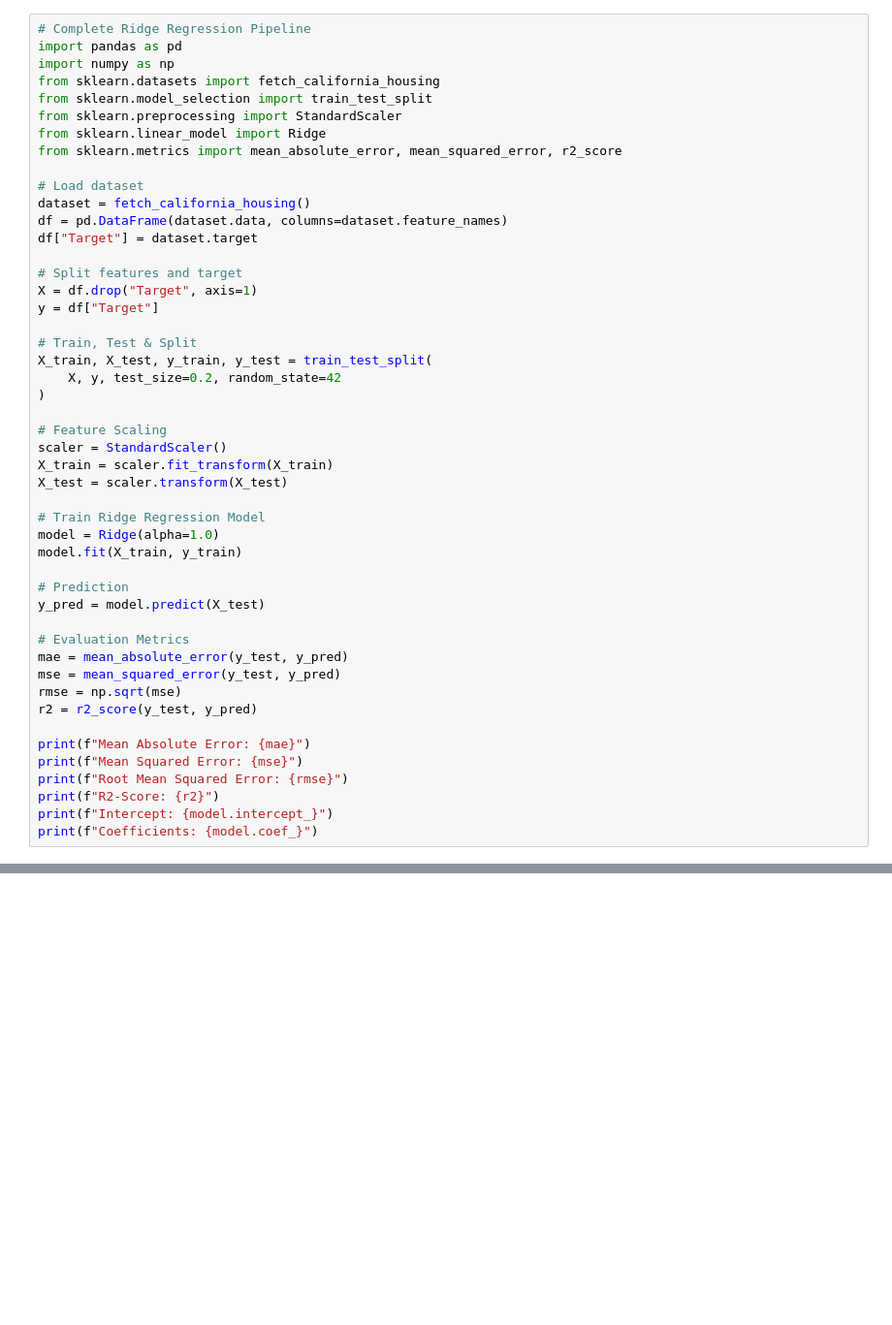
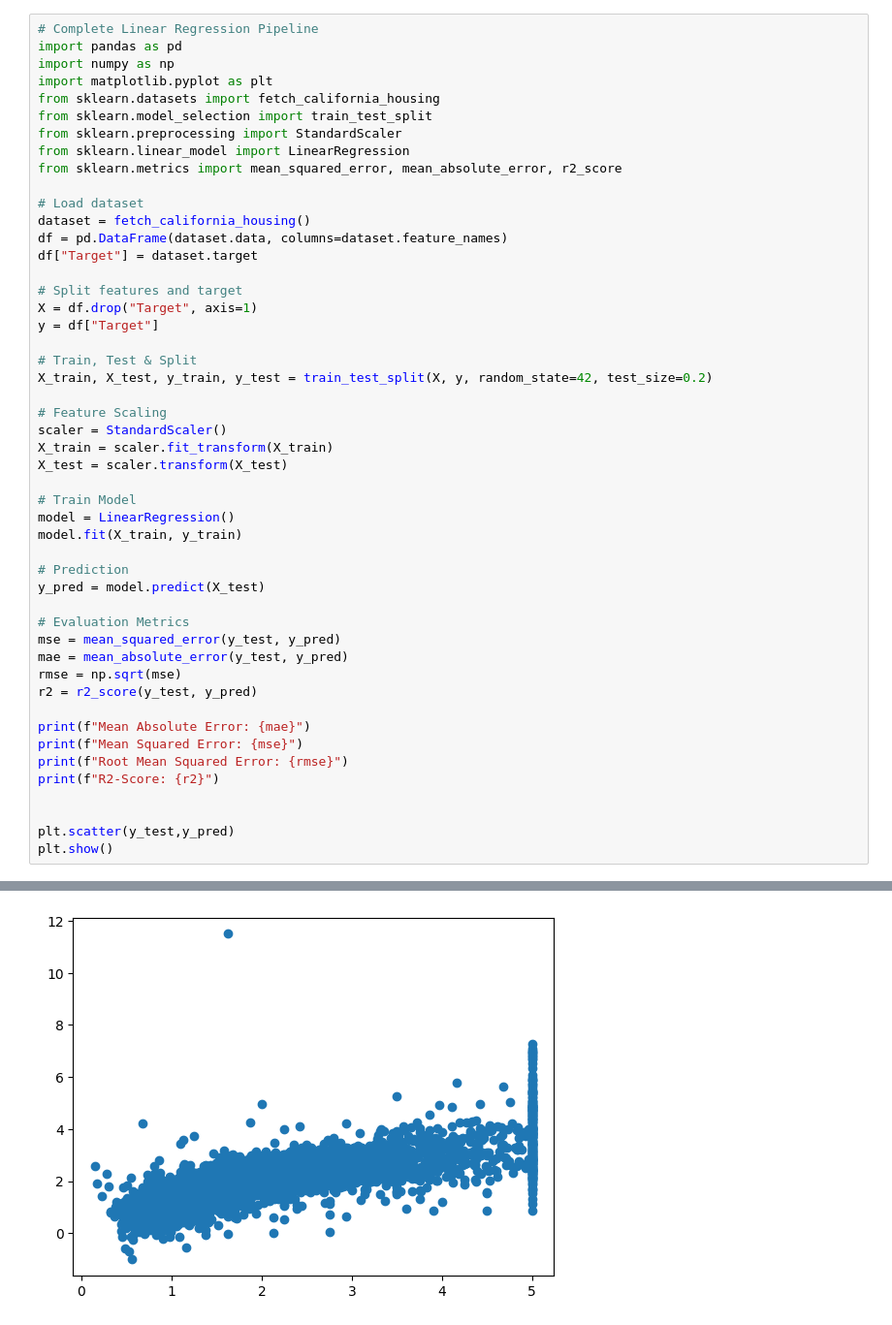
Before and after one commit to Adityadoijad/ML---Aditya-Doijad, a Jupyter notebook: 2.Ridge Regression.ipynb, the cells around one changed output, grey strips where cells are left out. Shown at 97% size. Cells and saved outputs as stored; diff of their text form; blank space fills up the shorter version.

Commit message:
2. Ridge Regression_updated

```diff
--- a/2.Ridge Regression.ipynb
+++ b/2.Ridge Regression.ipynb
@@ -1,12 +3,13 @@
 # %%
-# Complete Ridge Regression Pipeline
+# Complete Linear Regression Pipeline
 import pandas as pd
 import numpy as np
+import matplotlib.pyplot as plt
 from sklearn.datasets import fetch_california_housing
 from sklearn.model_selection import train_test_split
 from sklearn.preprocessing import StandardScaler
-from sklearn.linear_model import Ridge
-from sklearn.metrics import mean_absolute_error, mean_squared_error, r2_score
+from sklearn.linear_model import LinearRegression
+from sklearn.metrics import mean_squared_error, mean_absolute_error, r2_score
 
 # Load dataset
 dataset = fetch_california_housing()
@@ -18,25 +21,23 @@ X = df.drop("Target", axis=1)
 y = df["Target"]
 
 # Train, Test & Split
-X_train, X_test, y_train, y_test = train_test_split(
-    X, y, test_size=0.2, random_state=42
-)
+X_train, X_test, y_train, y_test = train_test_split(X, y, random_state=42, test_size=0.2)
 
 # Feature Scaling
 scaler = StandardScaler()
 X_train = scaler.fit_transform(X_train)
 X_test = scaler.transform(X_test)
 
-# Train Ridge Regression Model
-model = Ridge(alpha=1.0)
+# Train Model
+model = LinearRegression()
 model.fit(X_train, y_train)
 
 # Prediction
 y_pred = model.predict(X_test)
 
 # Evaluation Metrics
+mse = mean_squared_error(y_test, y_pred)
 mae = mean_absolute_error(y_test, y_pred)
-mse = mean_squared_error(y_test, y_pred)
 rmse = np.sqrt(mse)
 r2 = r2_score(y_test, y_pred)
 
@@ -44,5 +45,8 @@ print(f"Mean Absolute Error: {mae}")
 print(f"Mean Squared Error: {mse}")
 print(f"Root Mean Squared Error: {rmse}")
 print(f"R2-Score: {r2}")
-print(f"Intercept: {model.intercept_}")
-print(f"Coefficients: {model.coef_}")
+
+
+plt.scatter(y_test,y_pred)
+plt.show()
+# %% [output]
@@ -48,0 +57 @@ print(f"Coefficients: {model.coef_}")
+[figure, added]
```
Also changed, not shown: parts of 12 cells of this notebook.
